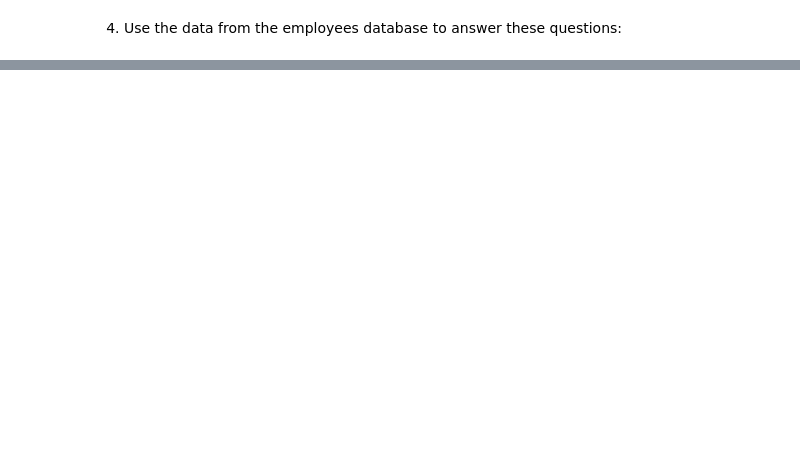
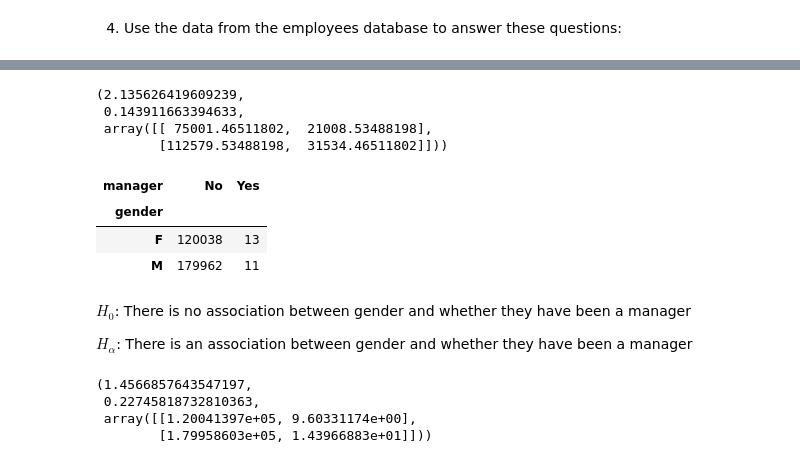
Before and after one commit to wilson-velasco/statistics-exercises, a Jupyter notebook: hypothesis_testing.ipynb, the cells around one changed output, grey strips where cells are left out. Saved outputs shown, nothing was run; the diff lists cells and outputs as text; code cells hidden in the pictures; blank space fills up the shorter version.

```diff
--- a/hypothesis_testing.ipynb
+++ b/hypothesis_testing.ipynb
@@ -545,0 +653,9 @@ Doesn't Use A Macbook 1 30
+# %%
+chi2, p, degf, expected = stats.chi2_contingency(observed)
+
+chi2, p, expected
+# %% [output]
+(2.135626419609239,
+ 0.143911663394633,
+ array([[ 75001.46511802,  21008.53488198],
+        [112579.53488198,  31534.46511802]]))
@@ -546,2 +665,28 @@ Doesn't Use A Macbook 1 30
 # %%
 # Is an employee's gender independent of whether or not they are or have been a manager?
+
+gender_manager = pd.read_sql('''SELECT gender, CASE
+	WHEN emp_no IN (SELECT emp_no FROM dept_manager) THEN 'Yes'
+    ELSE 'No'
+    END AS manager FROM employees;''', url)
+
+observed = pd.crosstab(gender_manager.gender, gender_manager.manager)
+observed
+# %% [output]
+| manager | No | Yes |
+| gender |  |  |
+| F | 120038 | 13 |
+| M | 179962 | 11 |
+# %% [markdown]
+$H_0$: There is no association between gender and whether they have been a manager
+
+$H_\alpha$: There is an association between gender and whether they have been a manager
+# %%
+chi2, p, degf, expected = stats.chi2_contingency(observed)
+
+chi2, p, expected
+# %% [output]
+(1.4566857643547197,
+ 0.22745818732810363,
+ array([[1.20041397e+05, 9.60331174e+00],
+        [1.79958603e+05, 1.43966883e+01]]))
```
Also changed, not shown: parts of 17 cells of this notebook.
